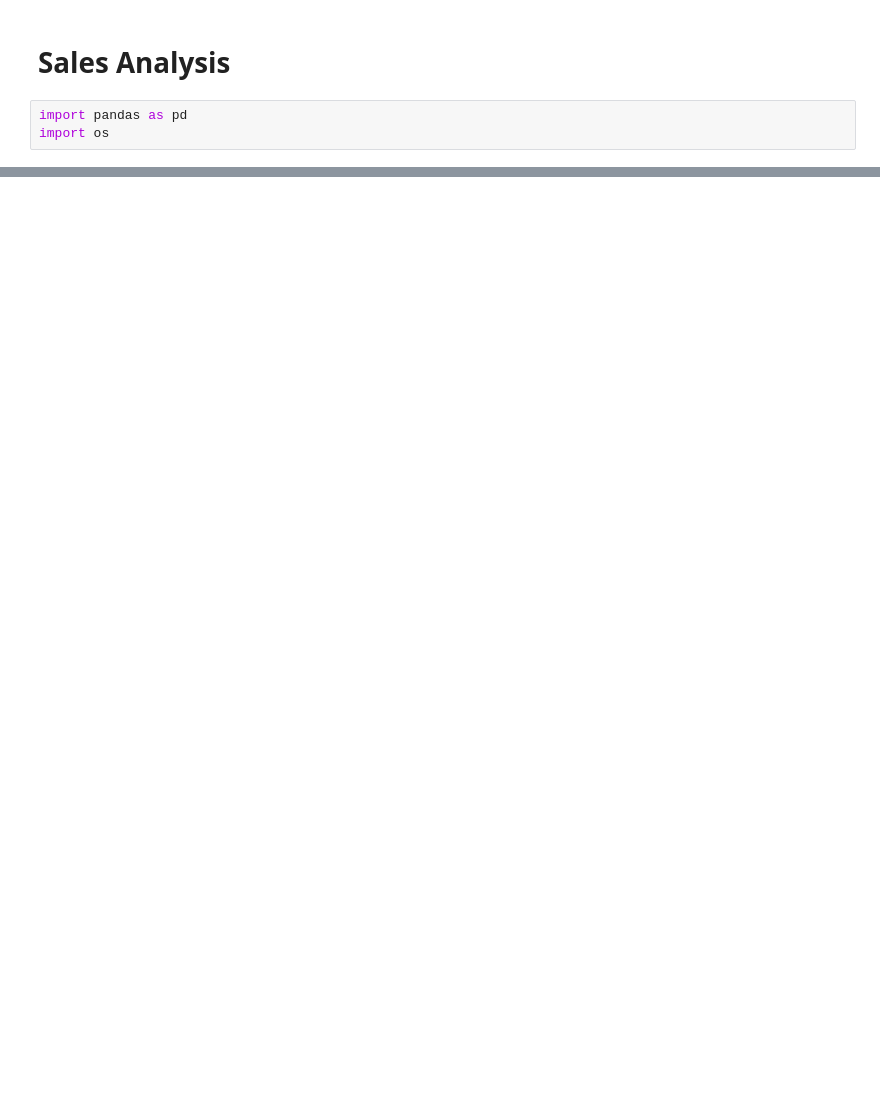
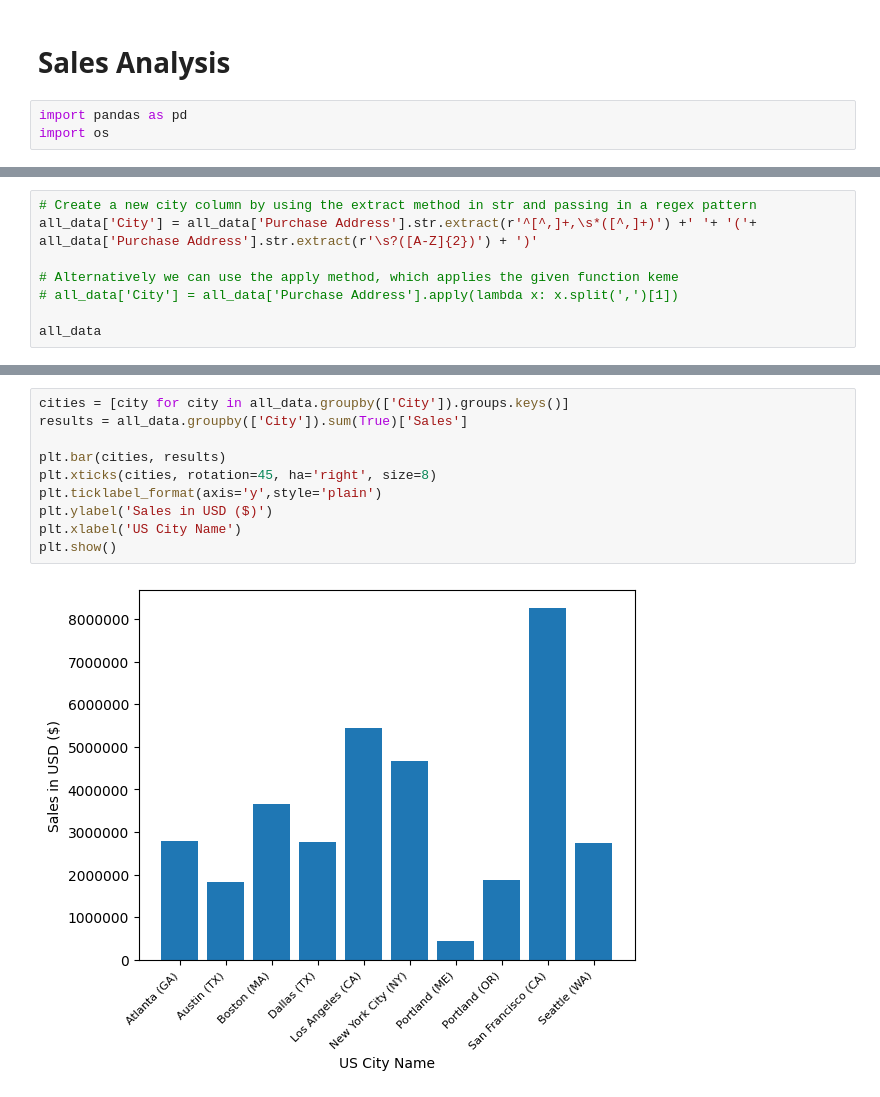
Before and after one commit to AkunoCode/CP102-Files, a Jupyter notebook: Self-Practice/Pandas/SalesAnalysis/MyAnalysis.ipynb, the cells around one changed output, grey strips where cells are left out. Cells and saved outputs as stored; diff of their text form; blank space fills up the shorter version.

```diff
--- a/Self-Practice/Pandas/SalesAnalysis/MyAnalysis.ipynb
+++ b/Self-Practice/Pandas/SalesAnalysis/MyAnalysis.ipynb
@@ -33,0 +149,8 @@ df
+# %%
+# Create a new city column by using the extract method in str and passing in a regex pattern
+all_data['City'] = all_data['Purchase Address'].str.extract(r'^[^,]+,\s*([^,]+)') +' '+ '('+ all_data['Purchase Address'].str.extract(r'\s?([A-Z]{2})') + ')'
+
+# Alternatively we can use the apply method, which applies the given function keme
+# all_data['City'] = all_data['Purchase Address'].apply(lambda x: x.split(',')[1])
+
+all_data
@@ -33,0 +186,12 @@ df
+# %%
+cities = [city for city in all_data.groupby(['City']).groups.keys()]
+results = all_data.groupby(['City']).sum(True)['Sales']
+
+plt.bar(cities, results)
+plt.xticks(cities, rotation=45, ha='right', size=8)
+plt.ticklabel_format(axis='y',style='plain')
+plt.ylabel('Sales in USD ($)')
+plt.xlabel('US City Name')
+plt.show()
+# %% [output]
+[figure, added]
```
Also changed, not shown: parts of 39 cells of this notebook, 2 other files.
